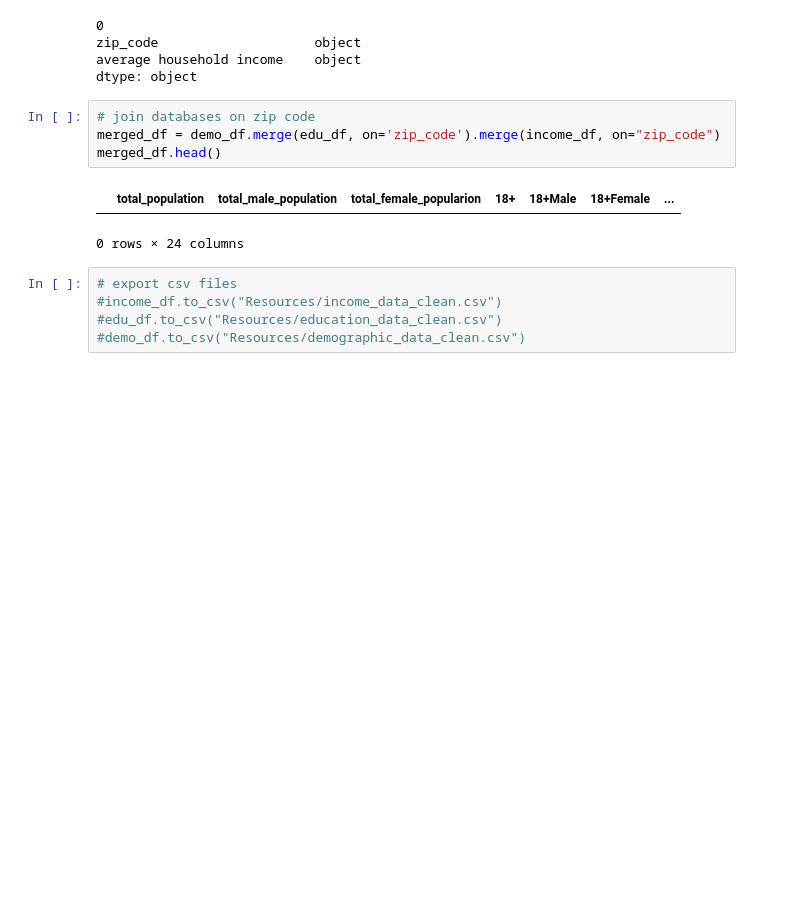
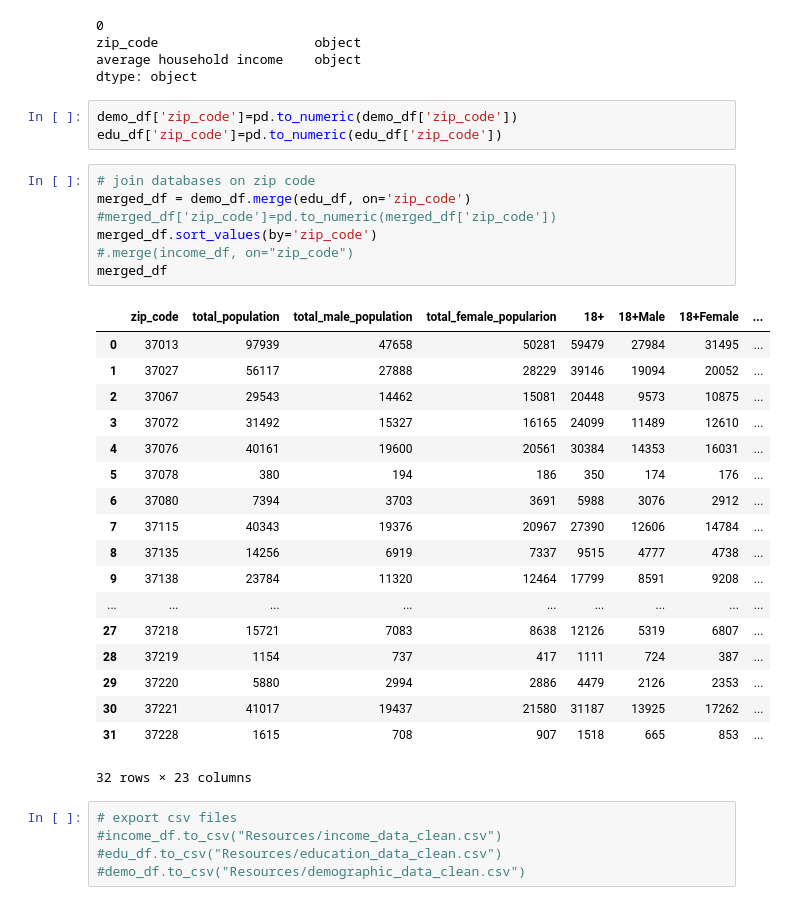
Before and after one commit to HannaKim4673/Beer_Restaurant_Success, a Jupyter notebook: Demographics_dataRW.ipynb, the cells around one changed output. Cells and saved outputs as stored; diff of their text form; blank space fills up the shorter version.

```diff
--- a/Demographics_data.ipynb
+++ b/Demographics_dataRW.ipynb
@@ -364,13 +364,35 @@ income_df.dtypes
 zip_code                    object
 average household income    object
 dtype: object
+# %%
+demo_df['zip_code']=pd.to_numeric(demo_df['zip_code'])
+edu_df['zip_code']=pd.to_numeric(edu_df['zip_code'])
 # %%
 # join databases on zip code
-merged_df = demo_df.merge(edu_df, on='zip_code').merge(income_df, on="zip_code")
-merged_df.head()
+merged_df = demo_df.merge(edu_df, on='zip_code')
+#merged_df['zip_code']=pd.to_numeric(merged_df['zip_code'])
+merged_df.sort_values(by='zip_code')
+#.merge(income_df, on="zip_code")
+merged_df
 # %% [output]
-|  | total_population | total_male_population | total_female_popularion | 18+ | 18+Male | 18+Female | ... |
+|  | zip_code | total_population | total_male_population | total_female_popularion | 18+ | 18+Male | 18+Female | ... |
+| 0 | 37013 | 97939 | 47658 | 50281 | 59479 | 27984 | 31495 | ... |
+| 1 | 37027 | 56117 | 27888 | 28229 | 39146 | 19094 | 20052 | ... |
+| 2 | 37067 | 29543 | 14462 | 15081 | 20448 | 9573 | 10875 | ... |
+| 3 | 37072 | 31492 | 15327 | 16165 | 24099 | 11489 | 12610 | ... |
+| 4 | 37076 | 40161 | 19600 | 20561 | 30384 | 14353 | 16031 | ... |
+| 5 | 37078 | 380 | 194 | 186 | 350 | 174 | 176 | ... |
+| 6 | 37080 | 7394 | 3703 | 3691 | 5988 | 3076 | 2912 | ... |
+| 7 | 37115 | 40343 | 19376 | 20967 | 27390 | 12606 | 14784 | ... |
+| 8 | 37135 | 14256 | 6919 | 7337 | 9515 | 4777 | 4738 | ... |
+| 9 | 37138 | 23784 | 11320 | 12464 | 17799 | 8591 | 9208 | ... |
+| ... | ... | ... | ... | ... | ... | ... | ... | ... |
+| 27 | 37218 | 15721 | 7083 | 8638 | 12126 | 5319 | 6807 | ... |
+| 28 | 37219 | 1154 | 737 | 417 | 1111 | 724 | 387 | ... |
+| 29 | 37220 | 5880 | 2994 | 2886 | 4479 | 2126 | 2353 | ... |
+| 30 | 37221 | 41017 | 19437 | 21580 | 31187 | 13925 | 17262 | ... |
+| 31 | 37228 | 1615 | 708 | 907 | 1518 | 665 | 853 | ... |
-0 rows × 24 columns
+32 rows × 23 columns
 # %%
 # export csv files
 #income_df.to_csv("Resources/income_data_clean.csv")
```
